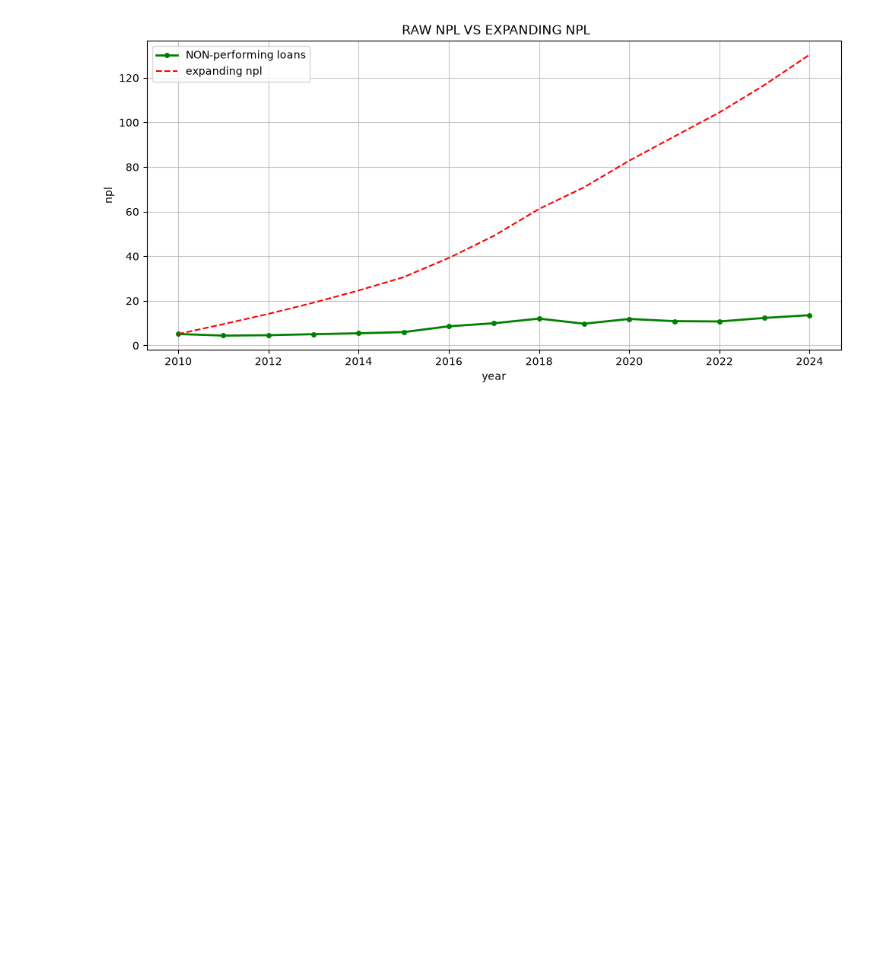
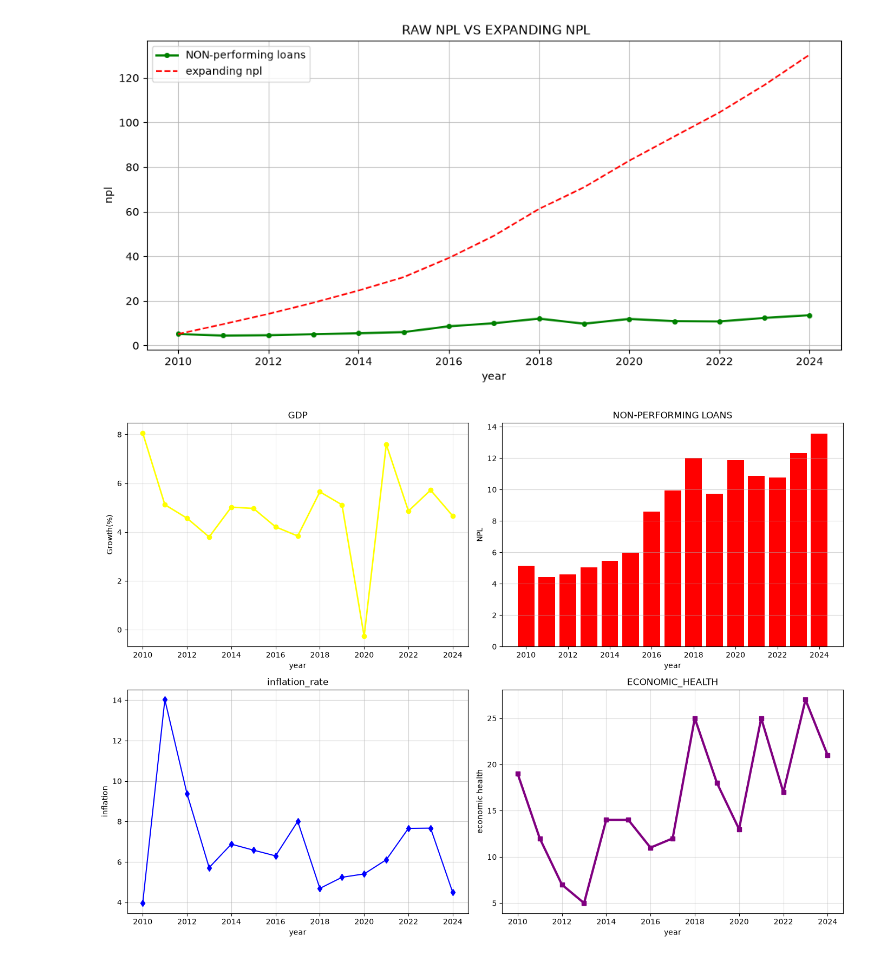
Before and after one commit to BUND1-cmd/project_python, a Jupyter notebook: pd&mat_practise.ipynb, the cells around one changed output. Saved outputs shown, nothing was run; the diff lists cells and outputs as text; code cells hidden in the pictures; blank space fills up the shorter version.

Commit message:
bar/line chart

```diff
--- a/pd&mat_practise.ipynb
+++ b/pd&mat_practise.ipynb
@@ -651,3 +651,44 @@ plt.tight_layout()
 plt.show()
 # %% [output]
 [figure]
+# %%
+import matplotlib.pyplot as plt
+year =summary_df['year'].values
+gdp= summary_df['gdp'].values
+npl=summary_df['npl'].values
+inflation = summary_df['inflation'].values
+
+gdp_series= summary_df.set_index('year')['gdp']
+npl_series = summary_df.set_index('year')['npl']
+
+fig,axes = plt.subplots(2,2,figsize=(14,10))
+axes[0,0].plot(year,gdp,marker ='o',linewidth = 2,color='yellow')
+axes[0,0].set_title('GDP')
+axes[0,0].set_ylabel('Growth(%)')
+axes[0,0].grid(True,alpha = 0.3)
+
+axes[0,1].bar(year,npl,color='red',alpha=1.0)
+axes[0,1].set_title('NON-PERFORMING LOANS')
+axes[0,1].set_ylabel('NPL')
+axes[0,1].grid(True,alpha=0.5,axis='y')
+
+axes[1,0].plot(year,inflation,marker='d',linewidth=1.5,color='blue')
+axes[1,0].set_title('inflation_rate')
+axes[1,0].set_ylabel('inflation')
+axes[1,0].grid(True,alpha=0.6)
+
+gdp_rank = gdp_series.rank(ascending=True)
+npl_rank= npl_series.rank(ascending=False)
+economic_health = gdp_rank + (16-npl_rank).values
+
+axes[1,1].plot(year,economic_health,marker='s',linewidth=3,color='purple',linestyle='-')
+axes[1,1].set_title('ECONOMIC_HEALTH')
+axes[1,1].set_ylabel('economic health')
+axes[1,1].grid(True,alpha=0.4)
+
+for ax in axes.flat:
+    ax.set_xlabel('year')
+plt.tight_layout()
+plt.show()
+# %% [output]
+[figure, added]
```
